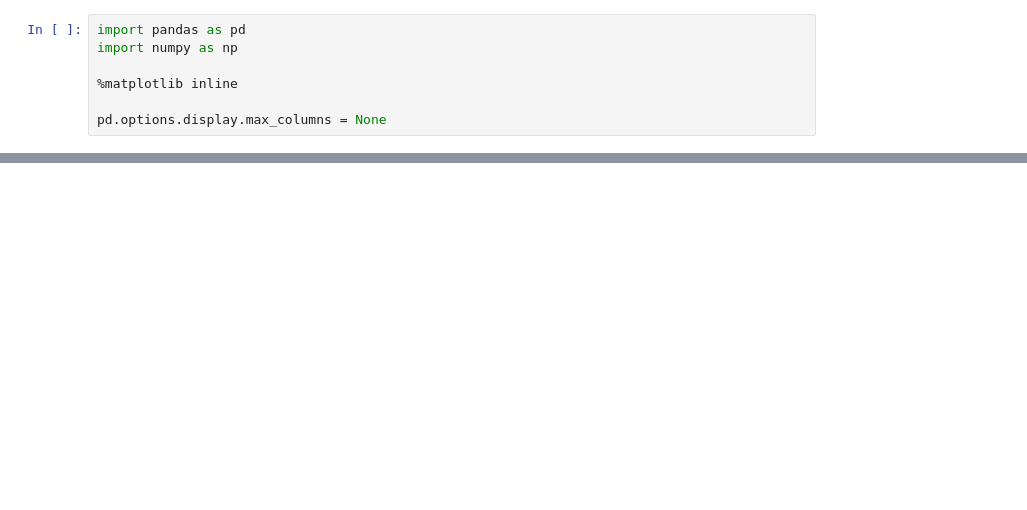
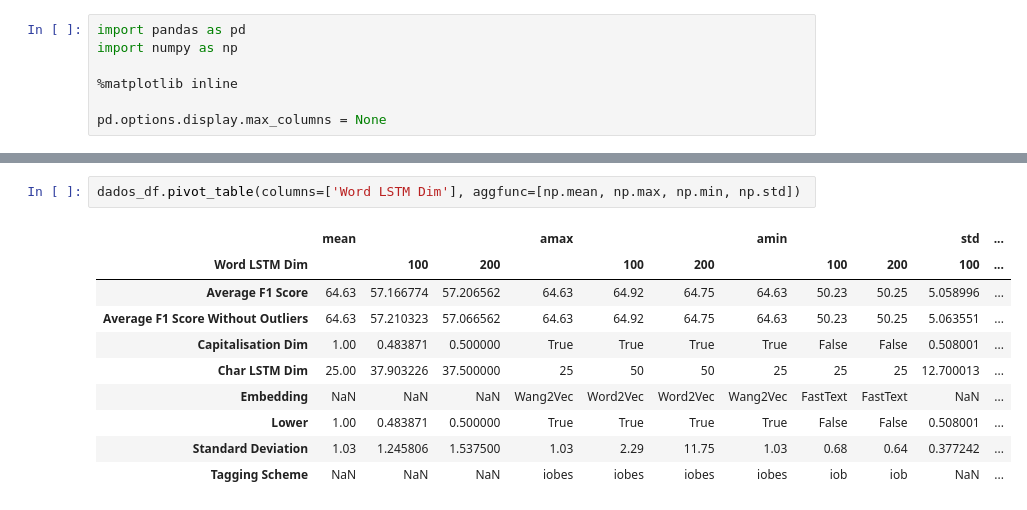
Before and after one commit to pvcastro/deeplearningufg, a Jupyter notebook: artigo_propor_2018/Portuguese Tagger Stats.ipynb, the cells around one changed output, grey strips where cells are left out. Saved outputs shown, nothing was run; the diff lists cells and outputs as text; blank space fills up the shorter version.

```diff
--- a/artigo_propor_2018/Portuguese Tagger Stats.ipynb
+++ b/artigo_propor_2018/Portuguese Tagger Stats.ipynb
@@ -85,3 +99,16 @@ dados_df.pivot_table(columns=['Lower'], aggfunc=[np.mean, np.max, np.min, np.std
+# %%
+dados_df.pivot_table(columns=['Word LSTM Dim'], aggfunc=[np.mean, np.max, np.min, np.std])
+# %% [output]
+|  | mean |  |  | amax |  |  | amin |  |  | std | ... |
+| Word LSTM Dim |  | 100 | 200 |  | 100 | 200 |  | 100 | 200 | 100 | ... |
+| Average F1 Score | 64.63 | 57.166774 | 57.206562 | 64.63 | 64.92 | 64.75 | 64.63 | 50.23 | 50.25 | 5.058996 | ... |
+| Average F1 Score Without Outliers | 64.63 | 57.210323 | 57.066562 | 64.63 | 64.92 | 64.75 | 64.63 | 50.23 | 50.25 | 5.063551 | ... |
+| Capitalisation Dim | 1.00 | 0.483871 | 0.500000 | True | True | True | True | False | False | 0.508001 | ... |
+| Char LSTM Dim | 25.00 | 37.903226 | 37.500000 | 25 | 50 | 50 | 25 | 25 | 25 | 12.700013 | ... |
+| Embedding | NaN | NaN | NaN | Wang2Vec | Word2Vec | Word2Vec | Wang2Vec | FastText | FastText | NaN | ... |
+| Lower | 1.00 | 0.483871 | 0.500000 | True | True | True | True | False | False | 0.508001 | ... |
+| Standard Deviation | 1.03 | 1.245806 | 1.537500 | 1.03 | 2.29 | 11.75 | 1.03 | 0.68 | 0.64 | 0.377242 | ... |
+| Tagging Scheme | NaN | NaN | NaN | iobes | iobes | iobes | iobes | iob | iob | NaN | ... |
 # %%
 dados_df.plot(kind='hist', x='Embedding', y='Average F1 Score Without Outliers')
 # %% [output]
```
Also changed, not shown: parts of 38 cells of this notebook, 2 other files.
